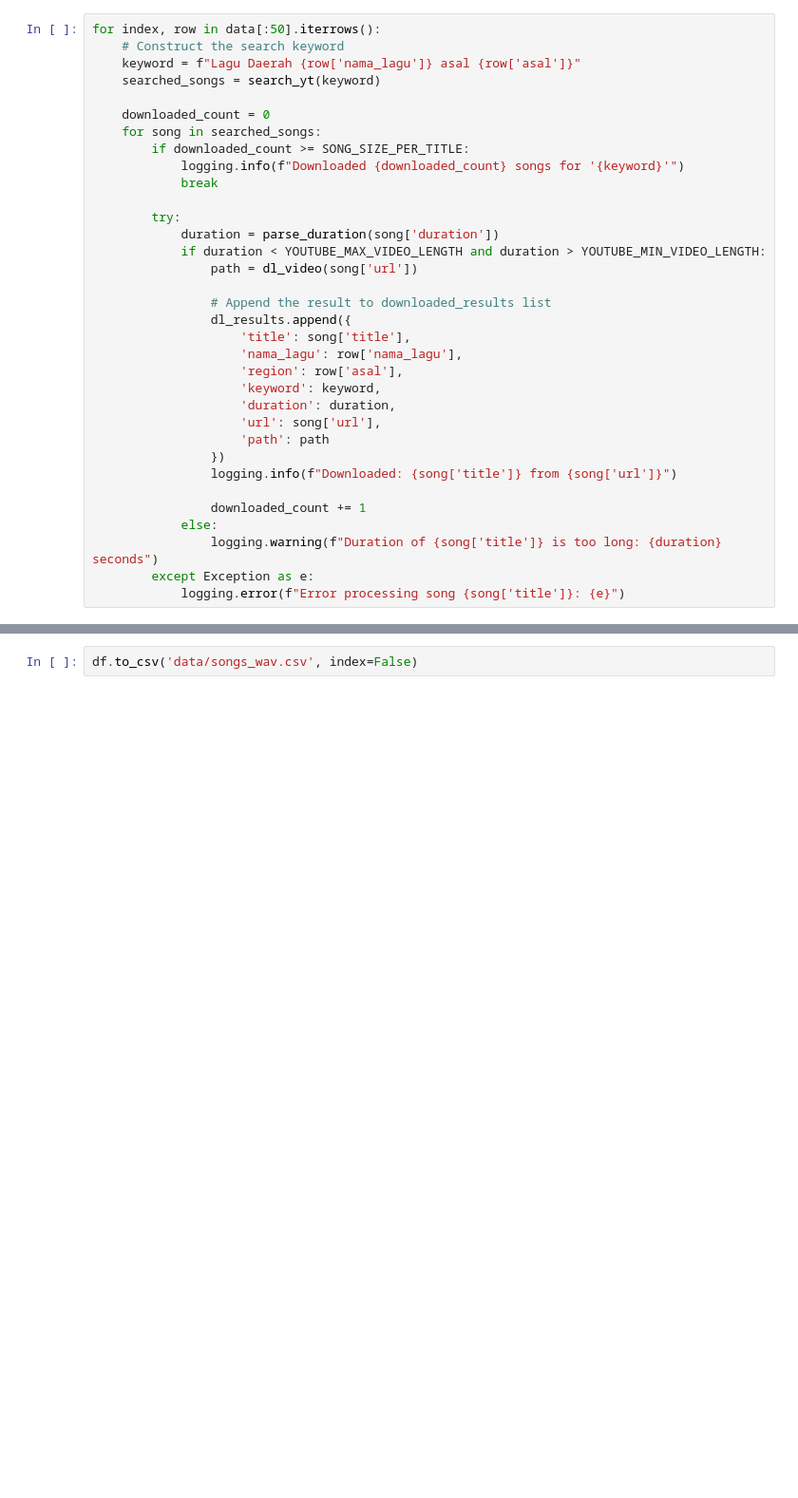
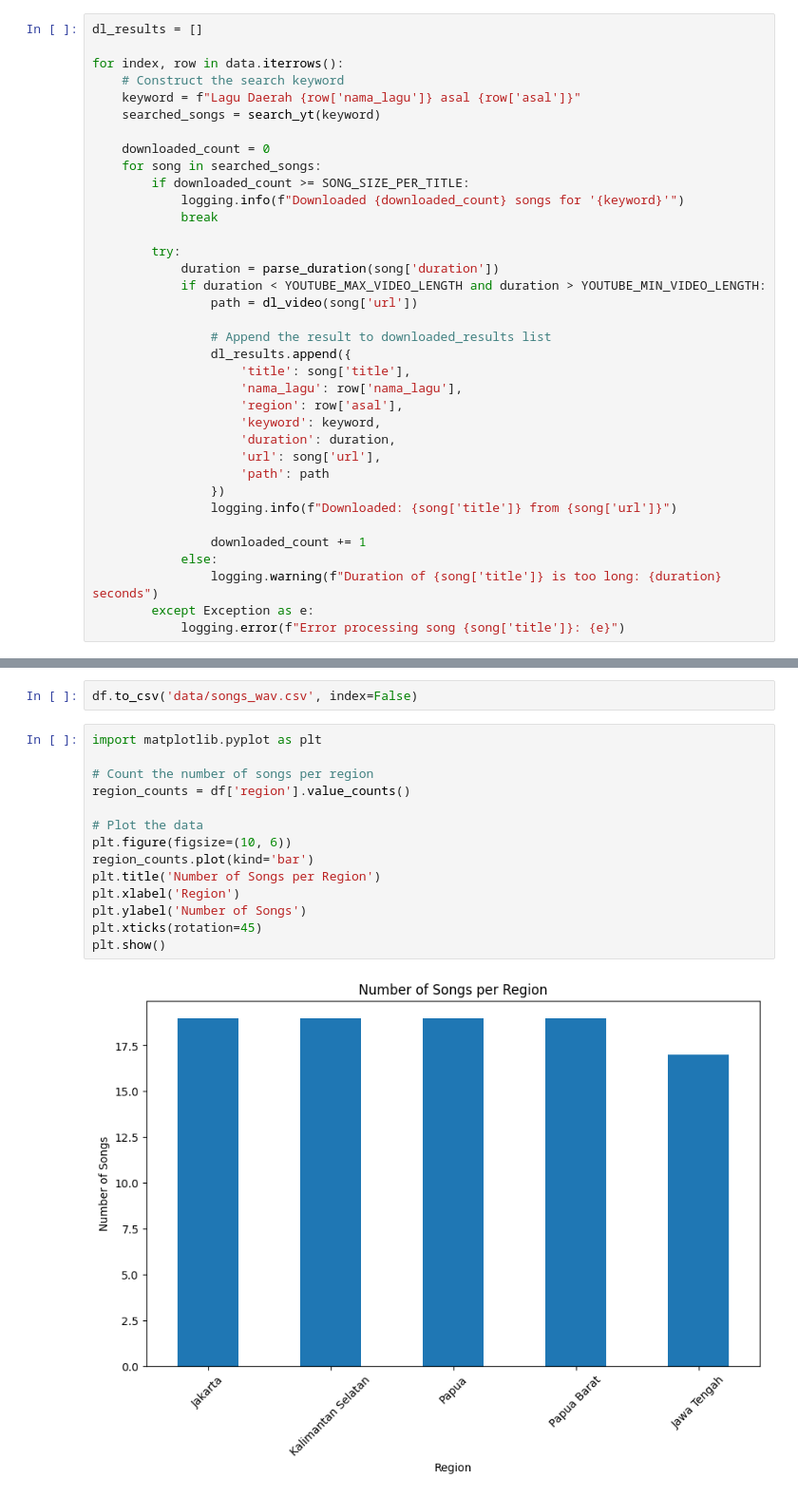
Before and after one commit to SuaraNusa/python-suara-nusa-model, a Jupyter notebook: scraping.ipynb, the cells around one changed output, grey strips where cells are left out. Shown at 95% size. Saved outputs shown, nothing was run; the diff lists cells and outputs as text; blank space fills up the shorter version.

```diff
--- a/scraping.ipynb
+++ b/scraping.ipynb
@@ -117,5 +116,7 @@ dl_results = []
 # %%
-for index, row in data[:50].iterrows():
+dl_results = []
+
+for index, row in data.iterrows():
     # Construct the search keyword
     keyword = f"Lagu Daerah {row['nama_lagu']} asal {row['asal']}"
     searched_songs = search_yt(keyword)
@@ -237,2 +238,18 @@ df
 # %%
 df.to_csv('data/songs_wav.csv', index=False)
+# %%
+import matplotlib.pyplot as plt
+
+# Count the number of songs per region
+region_counts = df['region'].value_counts()
+
+# Plot the data
+plt.figure(figsize=(10, 6))
+region_counts.plot(kind='bar')
+plt.title('Number of Songs per Region')
+plt.xlabel('Region')
+plt.ylabel('Number of Songs')
+plt.xticks(rotation=45)
+plt.show()
+# %% [output]
+[figure, added]
```
Also changed, not shown: parts of 6 cells of this notebook, 1 other file.
